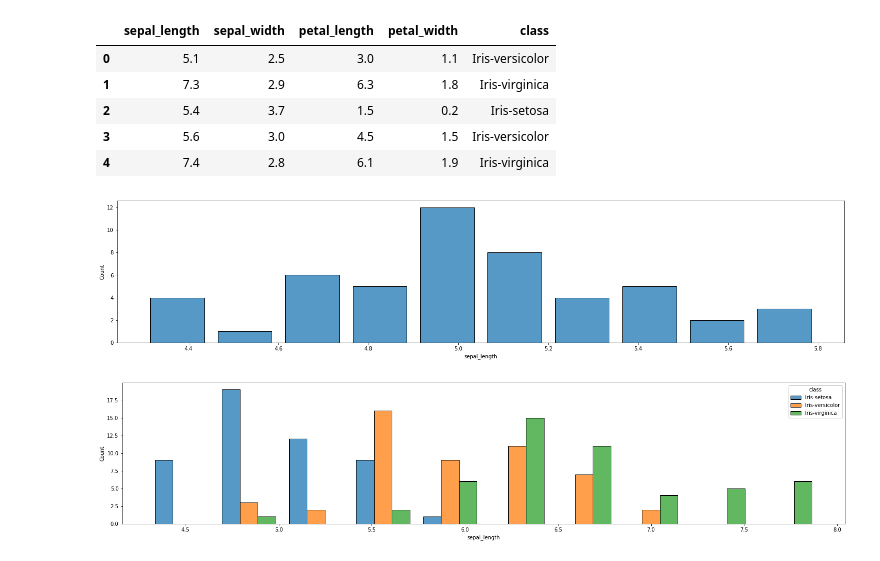
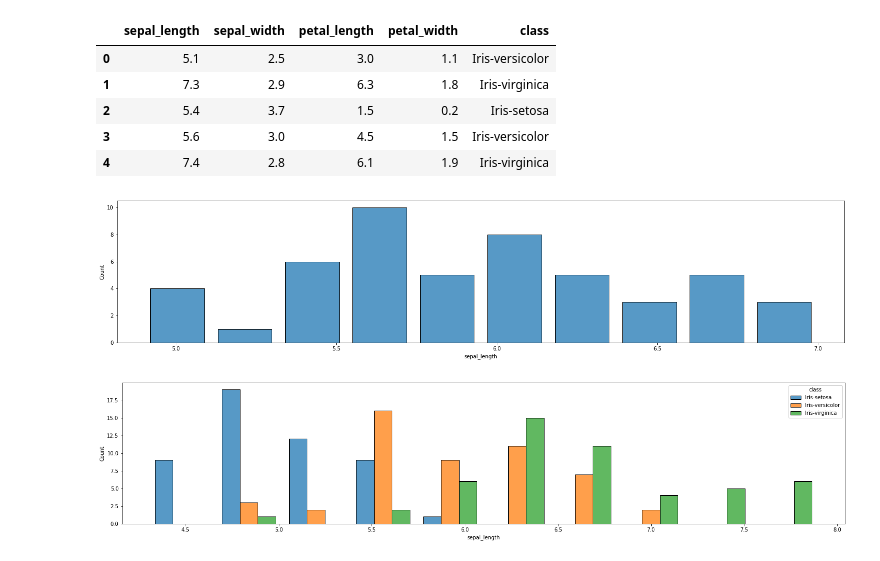
Before and after one commit to CrowdStrike/omigo-data-analytics, a Jupyter notebook: notebooks/graphs.ipynb, the cells around one changed output. Saved outputs shown, nothing was run; the diff lists cells and outputs as text; code cells hidden in the pictures.

```diff
--- a/notebooks/graphs.ipynb
+++ b/notebooks/graphs.ipynb
@@ -22,12 +22,10 @@ x.sample_rows(10).export_to_df(5)
 | 4 | 7.4 | 2.8 | 6.1 | 1.9 | Iris-virginica |
 # %%
 # simple histogram on columns
-x1 = x \
-    .eq_str("class", "Iris-setosa")
-
+x1 = x.eq_str("class", "Iris-versicolor")
 graphext.histogram(x1, "sepal_length")
 # %% [output]
-[figure, old version]
+[figure, new version]
 # %%
 # multiple classes data based histogram
 graphext.histogram(x, "sepal_length", "class")
```
Also changed, not shown: parts of 4 cells of this notebook.
